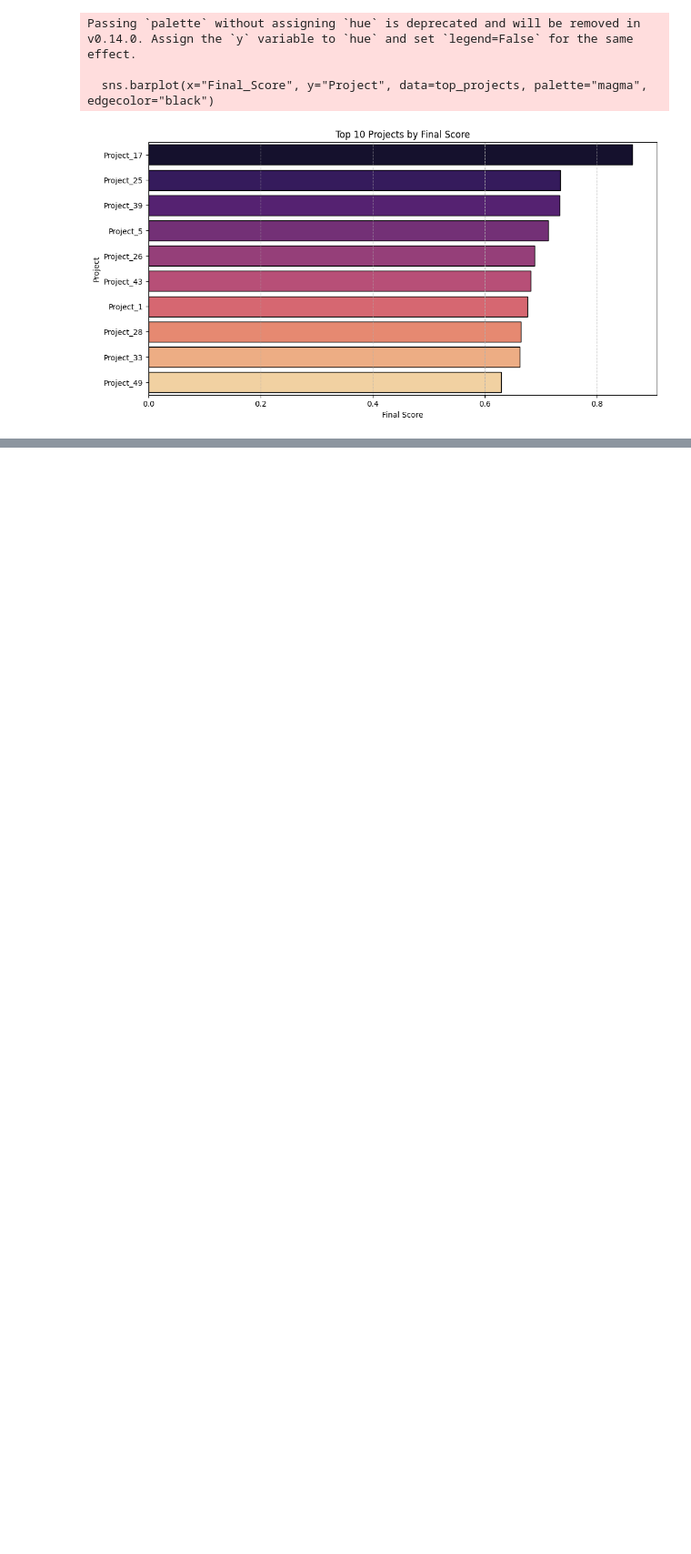
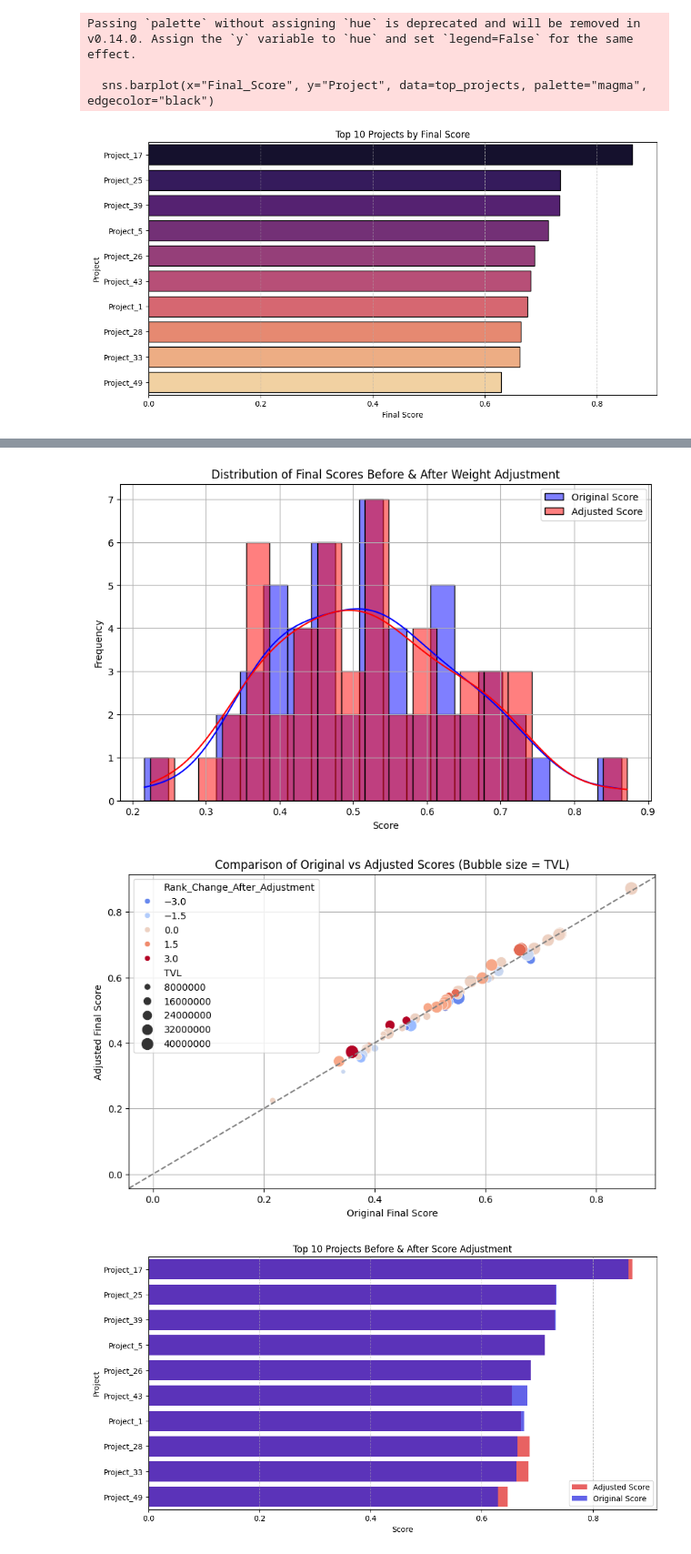
Before and after one commit to GovXS/feature-based-voting, a Jupyter notebook: feature-design.ipynb, the cells around one changed output, grey strips where cells are left out. Shown: that part at 91% size. Drawn from its saved outputs; the diff is of its cells as text; code cells hidden in the pictures; blank space fills up the shorter version.

```diff
--- a/feature-design.ipynb
+++ b/feature-design.ipynb
@@ -111,0 +171,45 @@ Passing `palette` without assigning `hue` is deprecated and will be removed in v
+# %%
+# Visualizing the impact of adjusted weights
+
+# Histogram of Final Score before and after adjustment
+plt.figure(figsize=(10, 6))
+sns.histplot(df_adjusted["Final_Score"], bins=20, kde=True, label="Original Score", color='blue', alpha=0.5)
+sns.histplot(df_adjusted["Adjusted_Final_Score"], bins=20, kde=True, label="Adjusted Score", color='red', alpha=0.5)
+plt.xlabel("Score")
+plt.ylabel("Frequency")
+plt.title("Distribution of Final Scores Before & After Weight Adjustment")
+plt.legend()
+plt.grid(True)
+plt.show()
+
+# Scatter plot of original vs adjusted scores
+plt.figure(figsize=(10, 6))
+sns.scatterplot(x=df_adjusted["Final_Score"], y=df_adjusted["Adjusted_Final_Score"], hue=df_adjusted["Rank_Change_After_Adjustment"], palette="coolwarm", size=df_adjusted["TVL"], sizes=(20, 200))
+plt.xlabel("Original Final Score")
+plt.ylabel("Adjusted Final Score")
+plt.title("Comparison of Original vs Adjusted Scores (Bubble size = TVL)")
+plt.axline((0, 0), slope=1, color="gray", linestyle="--")  # Reference line for no change
+plt.grid(True)
+plt.show()
+
+# Bar plot of Top 10 projects (before vs after adjustment)
+top_projects_adj = df_adjusted.head(10)
+plt.figure(figsize=(12, 6))
+sns.barplot(x="Adjusted_Final_Score", y="Project", data=top_projects_adj, color="red", alpha=0.7, label="Adjusted Score")
+sns.barplot(x="Final_Score", y="Project", data=top_projects_adj, color="blue", alpha=0.7, label="Original Score")
+plt.xlabel("Score")
+plt.ylabel("Project")
+plt.title("Top 10 Projects Before & After Score Adjustment")
+plt.legend()
+plt.grid(axis="x", linestyle="--", alpha=0.7)
+plt.show()
+
+# Heatmap comparing ranking changes across projects
+plt.figure(figsize=(10, 8))
+sns.heatmap(df_adjusted[["Final_Score", "Adjusted_Final_Score", "Rank_Change_After_Adjustment"]].corr(), annot=True, cmap="coolwarm", fmt=".2f", linewidths=0.5)
+plt.title("Correlation of Scores Before & After Adjustment")
+plt.show()
+# %% [output]
+[figure, added]
+[figure, added]
+[figure, added]
```
Also changed, not shown: parts of 12 cells of this notebook, 1 other file.
